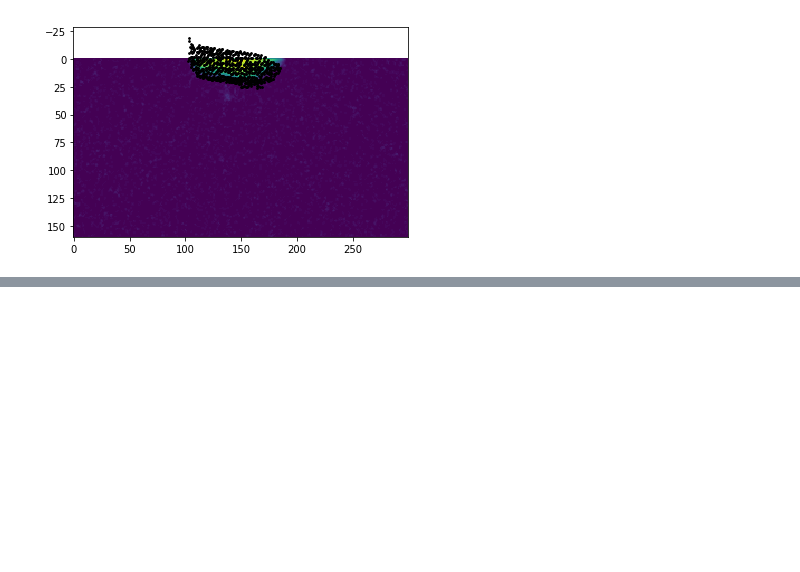
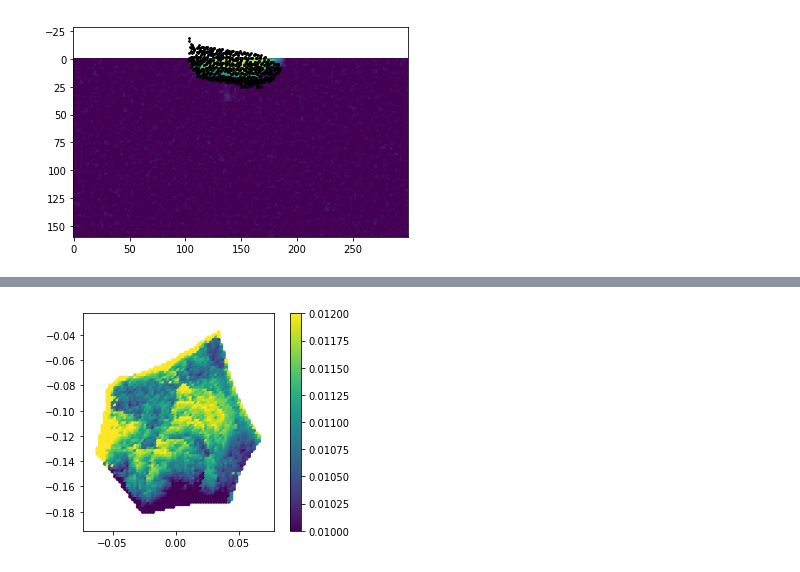
Before and after one commit to Yufeng-shen/StrainRecon, a Jupyter notebook: Visualization.ipynb, the cells around one changed output, grey strips where cells are left out. Saved outputs shown, nothing was run; the diff lists cells and outputs as text; code cells hidden in the pictures; blank space fills up the shorter version.

```diff
--- a/Visualization.ipynb
+++ b/Visualization.ipynb
@@ -275,0 +296,18 @@ plt.show()
+# %%
+import numpy as np
+import matplotlib.pyplot as plt
+x40=np.load('/home/yufengs/SimData/g40_fac40/x.npy')
+y40=np.load('/home/yufengs/SimData/g40_fac40/y.npy')
+S40=np.load('/home/yufengs/SimData/g40_fac40/allMaxS.npy')
+c40=np.load('/home/yufengs/SimData/g40_fac40/allMaxScore.npy')
+
+idx=c40>0
+plt.scatter(x40[idx],-y40[idx],c=S40[idx,2,2]-1,s=10
+            ,vmin=0.01,vmax=0.012
+           )
+plt.axis('scaled')
+plt.colorbar()
+
+plt.show()
+# %% [output]
+[figure, added]
```
Also changed, not shown: parts of 4 cells of this notebook, 13 other files.
